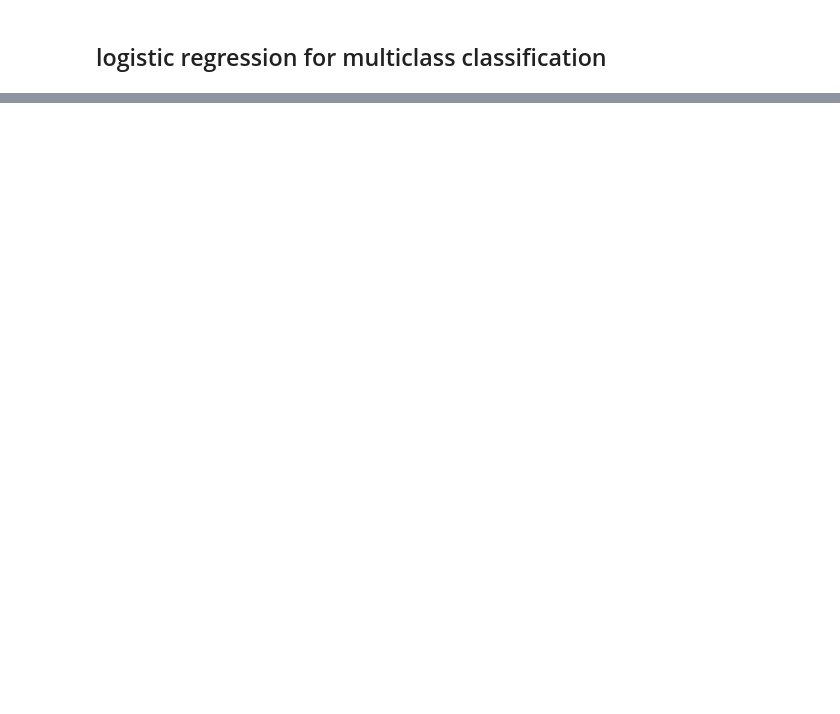
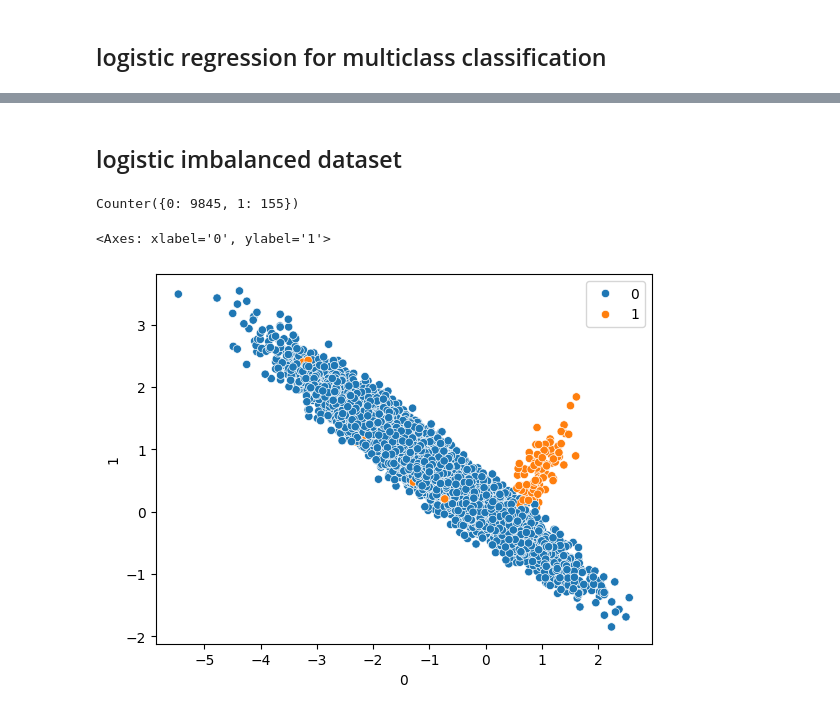
Before and after one commit to farehaaslam/ml_notes, a Jupyter notebook: logistic.ipynb, the cells around one changed output, grey strips where cells are left out. Cells and saved outputs as stored; diff of their text form; code cells hidden in the pictures; blank space fills up the shorter version.

```diff
--- a/logistic.ipynb
+++ b/logistic.ipynb
@@ -335,0 +336,2 @@ weighted avg       0.81      0.81      0.81       250
+# %% [markdown]
+## logistic imbalanced dataset
@@ -335,0 +340,6 @@ weighted avg       0.81      0.81      0.81       250
+# %%
+X,y=make_classification(n_samples=10000,n_classes=2,n_features=10,random_state=42,weights=[0.99],n_clusters_per_class=1)    # one class will be 99 percent
+# %%
+Counter(y)
+# %% [output]
+Counter({0: 9845, 1: 155})
@@ -335,0 +349,5 @@ weighted avg       0.81      0.81      0.81       250
+# %%
+sns.scatterplot(x=pd.DataFrame(X)[0],y=pd.DataFrame(X)[1],hue=y)
+# %% [output]
+<Axes: xlabel='0', ylabel='1'>
+[figure, added]
```
Also changed, not shown: parts of 32 cells of this notebook.
